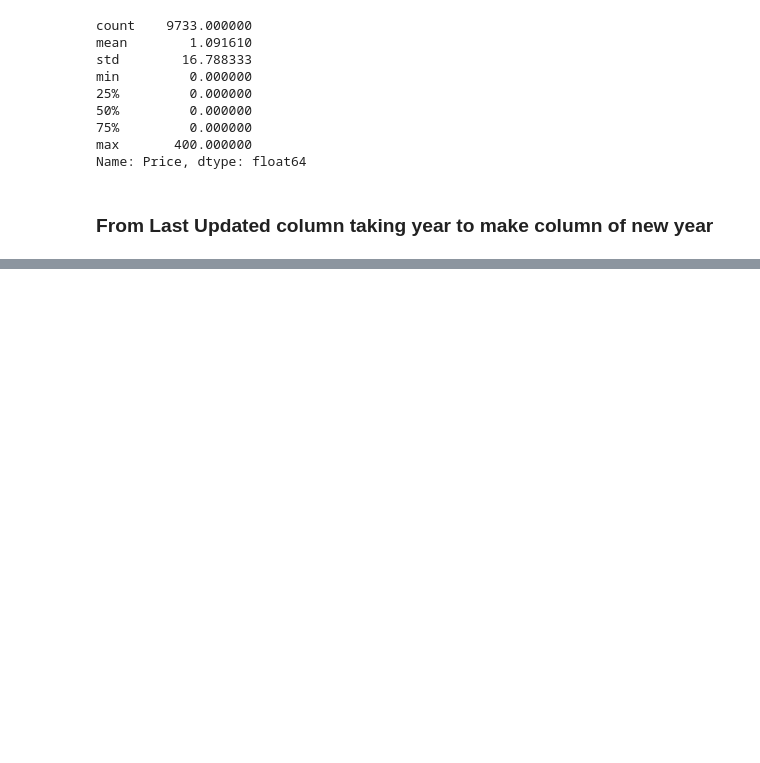
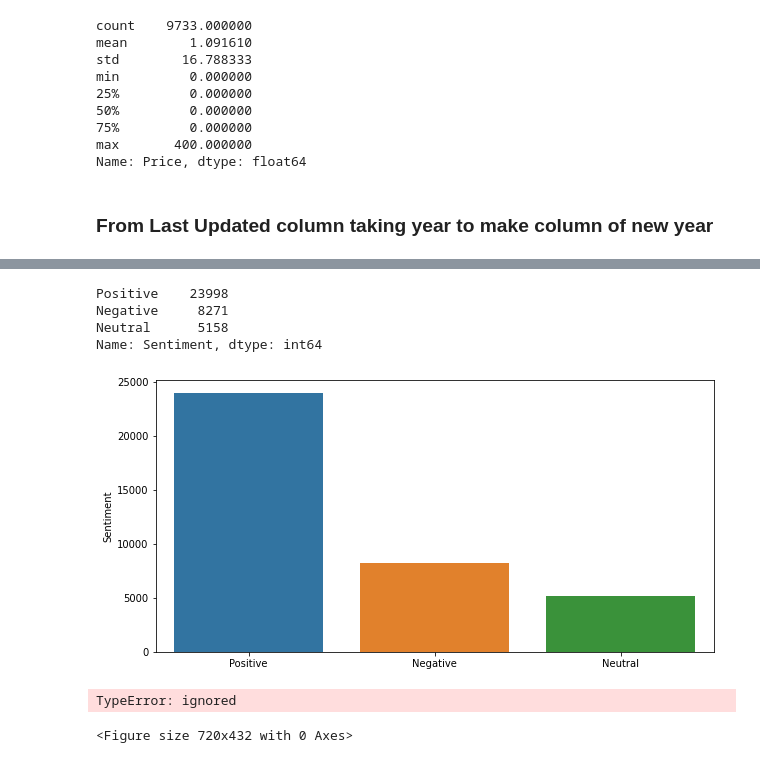
Before and after one commit to shubham-hub/Play-Store-Analysis, a Jupyter notebook: Capstone_Project_1_Shubham_Chavhan.ipynb, the cells around one changed output, grey strips where cells are left out. Saved outputs shown, nothing was run; the diff lists cells and outputs as text; code cells hidden in the pictures; blank space fills up the shorter version.

```diff
--- a/Capstone_Project_1_Shubham_Chavhan.ipynb
+++ b/Capstone_Project_1_Shubham_Chavhan.ipynb
@@ -397,0 +436,3 @@ memory usage: 1.5+ MB
+# %%
+#Drop missing values
+df_user_review.dropna(inplace=True)
@@ -397,0 +502,20 @@ memory usage: 1.5+ MB
+# %%
+df_user_review['Sentiment'].value_counts()
+# %% [output]
+Positive    23998
+Negative     8271
+Neutral      5158
+Name: Sentiment, dtype: int64
+# %%
+plt.rcParams['figure.figsize'] = (10, 5)
+sns.barplot(x=df_user_review['Sentiment'].value_counts().index,y=df_user_review['Sentiment'].value_counts())
+plt.show()
+# %% [output]
+[figure, added]
+# %%
+plt.figure(figsize=(10,6))
+sns.boxplot(x = 'Sentiment',data=df_user_review)
+plt.show()
+# %% [output]
+TypeError: ignored
+<Figure size 720x432 with 0 Axes>
```
Also changed, not shown: parts of 29 cells of this notebook.
